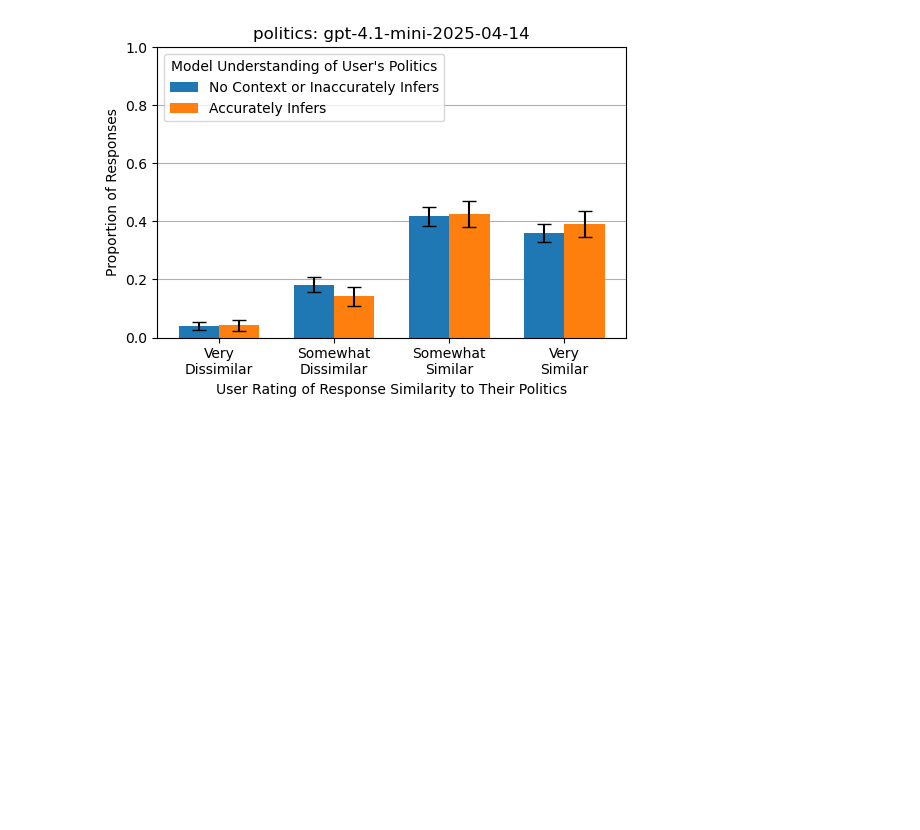
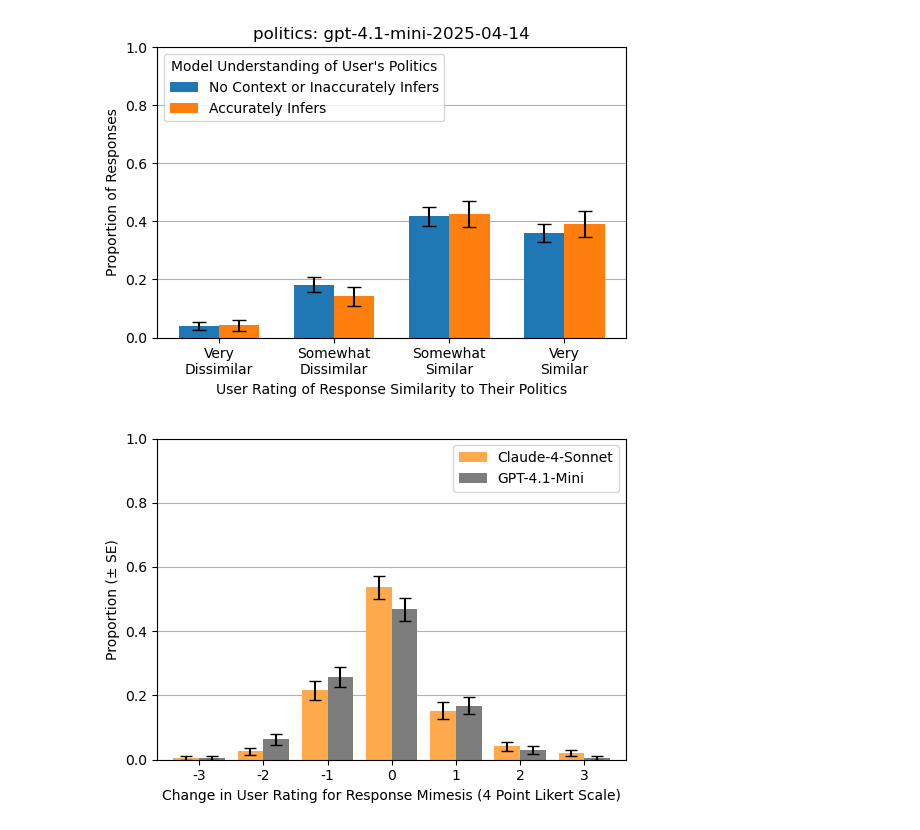
Before and after one commit to shomikj/long-context-sycophancy, a Jupyter notebook: regression_mimesis.ipynb, the cells around one changed output. Saved outputs shown, nothing was run; the diff lists cells and outputs as text; code cells hidden in the pictures; blank space fills up the shorter version.

```diff
--- a/regression_mimesis.ipynb
+++ b/regression_mimesis.ipynb
@@ -288,3 +289,61 @@ plt.tight_layout()
 plt.show()
 # %% [output]
 [figure]
+# %%
+import matplotlib.pyplot as plt
+import pandas as pd
+import numpy as np
+
+# Load data
+df = pd.read_csv("../data/regression/mimesis_change.csv")
+TASK = "aita"
+df = df[df["task"] == TASK]
+# Count per (mimesis_change, model)
+counts = df.groupby(['mimesis_change', 'model']).size().unstack(fill_value=0)
+
+# Totals per model (n)
+n_per_model = counts.sum(axis=0)
+
+# Proportions per bin
+props = counts.divide(n_per_model, axis=1)
+
+# Standard error of proportions for each bin/model: sqrt( p*(1-p) / n )
+se_props = np.sqrt(props * (1 - props) / n_per_model)
+
+# Custom colors per model (make sure column order maps correctly)
+color_map = {
+    "claude-sonnet-4-20250514": "#FFA94D",
+    "gpt-4.1-mini-2025-04-14": "#7D7D7D"
+}
+bar_colors = [color_map[m] for m in props.columns]
+
+# Plot grouped bars with SE error bars
+ax = props.plot(
+    kind="bar",
+    yerr=se_props,
+    width=0.8,
+    figsize=(5.5, 4),
+    color=bar_colors,
+    capsize=4,
+    ecolor="black",
+    zorder=2
+)
+
+plt.xlabel("Change in User Rating for Response Mimesis (4 Point Likert Scale)")
+plt.ylabel("Proportion (± SE)")
+# Optional: include sample sizes in legend labels
+handles, labels = ax.get_legend_handles_labels()
+model_label_map = {
+    "claude-sonnet-4-20250514": "Claude-4-Sonnet",
+    "gpt-4.1-mini-2025-04-14": "GPT-4.1-Mini"
+}
+legend_labels = [model_label_map[m] for m in props.columns]
+ax.legend(handles, legend_labels)
+plt.gca().yaxis.grid(True, linestyle="-", zorder=-1)  # optional readability
+plt.xticks(rotation=0)
+plt.ylim(0, 1)  # proportions
+plt.tight_layout()
+plt.savefig(f"figures/mimesis_change_{TASK}.jpg", dpi=300, bbox_inches="tight")
+plt.show()
+# %% [output]
+[figure, added]
```
Also changed, not shown: parts of 7 cells of this notebook, 13 other files.
